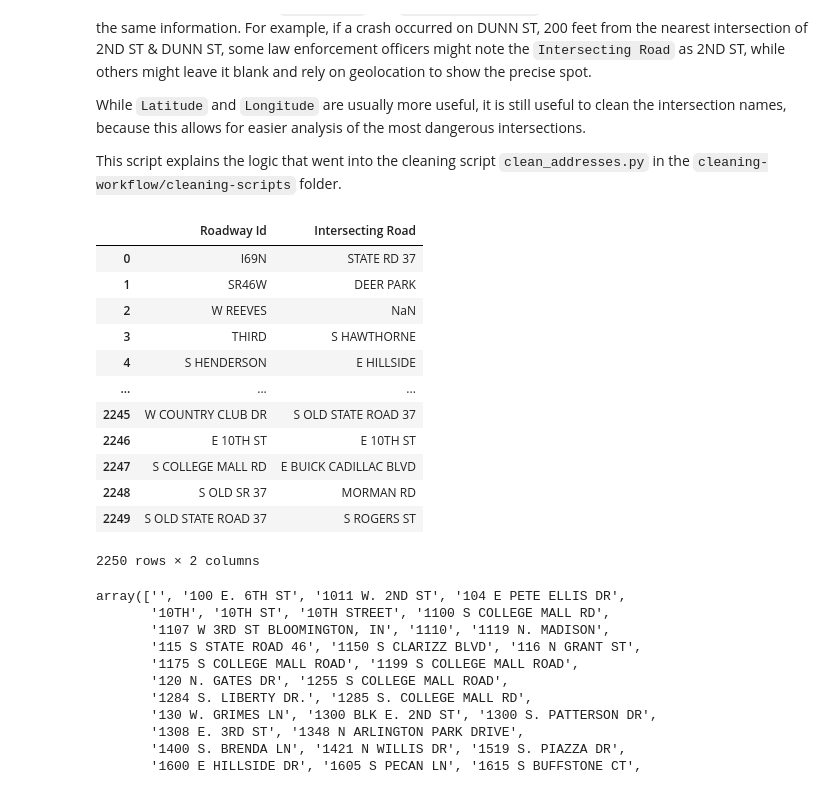
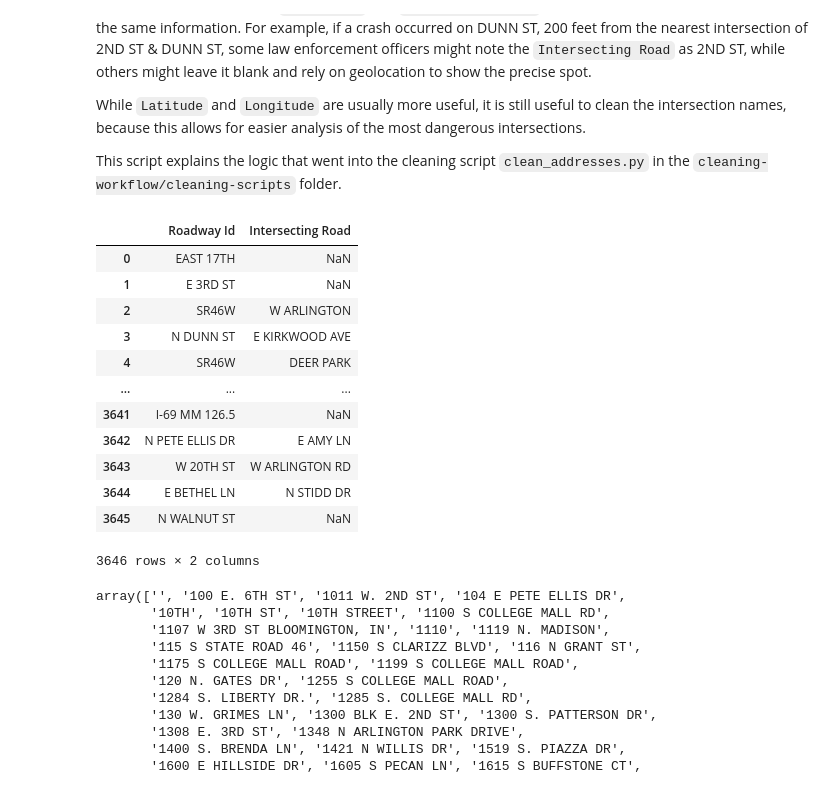
Before and after one commit to ids-digi/moco-crash-data, a Jupyter notebook: notebooks/3. cleaning addresses.ipynb, the cells around one changed output. Cells and saved outputs as stored; diff of their text form; code cells hidden in the pictures.

```diff
--- a/notebooks/3. cleaning addresses.ipynb
+++ b/notebooks/3. cleaning addresses.ipynb
@@ -15,24 +15,24 @@ import re
 pd.set_option('display.max_columns', None)
 # %%
 # let's start with the 2022 data
-df = pd.read_csv('../source-data/moco-crash-2022.csv',
+df = pd.read_csv('../data/source-data/moco-crash-2022.csv',
                  usecols=['Roadway Id','Intersecting Road'],
                 )
 df
 # %% [output]
 |  | Roadway Id | Intersecting Road |
-| 0 | I69N | STATE RD 37 |
-| 1 | SR46W | DEER PARK |
-| 2 | W REEVES | NaN |
-| 3 | THIRD | S HAWTHORNE |
-| 4 | S HENDERSON | E HILLSIDE |
+| 0 | EAST 17TH | NaN |
+| 1 | E 3RD ST | NaN |
+| 2 | SR46W | W ARLINGTON |
+| 3 | N DUNN ST | E KIRKWOOD AVE |
+| 4 | SR46W | DEER PARK |
 | ... | ... | ... |
-| 2245 | W COUNTRY CLUB DR | S OLD STATE ROAD 37 |
-| 2246 | E 10TH ST | E 10TH ST |
-| 2247 | S COLLEGE MALL RD | E BUICK CADILLAC BLVD |
-| 2248 | S OLD SR 37 | MORMAN RD |
-| 2249 | S OLD STATE ROAD 37 | S ROGERS ST |
+| 3641 | I-69 MM 126.5 | NaN |
+| 3642 | N PETE ELLIS DR | E AMY LN |
+| 3643 | W 20TH ST | W ARLINGTON RD |
+| 3644 | E BETHEL LN | N STIDD DR |
+| 3645 | N WALNUT ST | NaN |
-2250 rows × 2 columns
+3646 rows × 2 columns
 # %%
 # what are the unique roadway id values? what duplicates/bad formatting can we notice?
 df.sort_values('Roadway Id')['Roadway Id'].unique()
```
Also changed, not shown: 2 other files.
